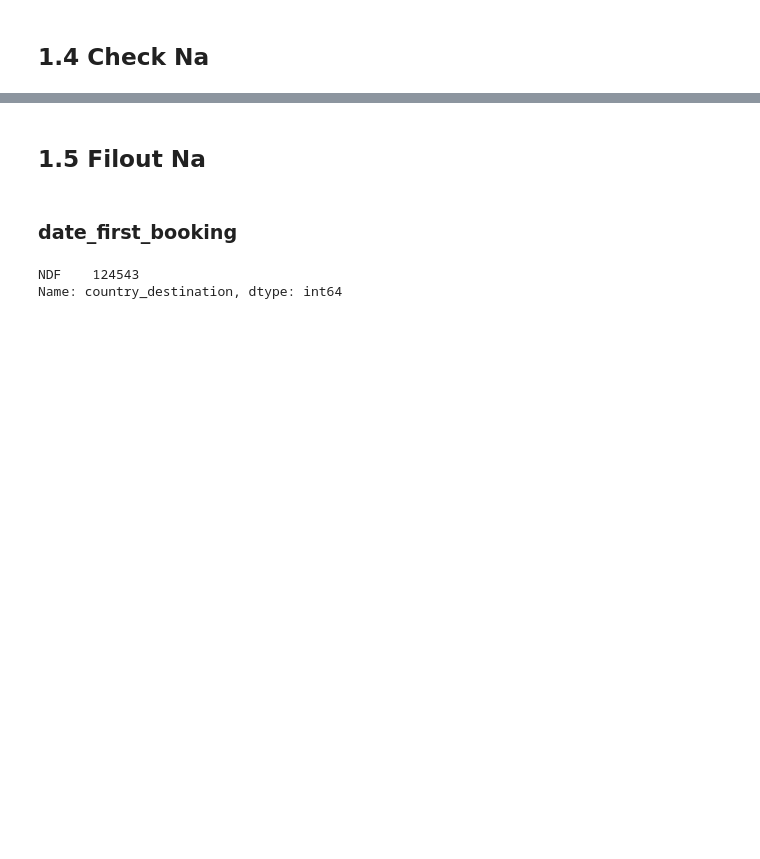
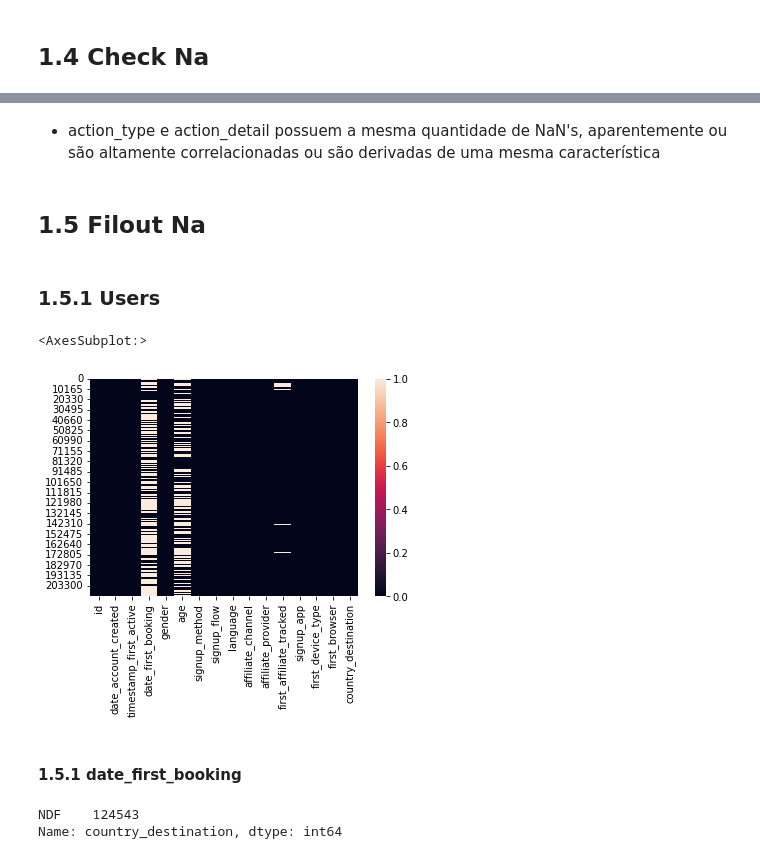
Before and after one commit to Samoelmoura/airbnb_first_booking_predict, a Jupyter notebook: notebooks/notebook.ipynb, the cells around one changed output, grey strips where cells are left out. Drawn from its saved outputs; the diff is of its cells as text; code cells hidden in the pictures; blank space fills up the shorter version.

Commit message:
data description finished

```diff
--- a/notebooks/notebook.ipynb
+++ b/notebooks/notebook.ipynb
@@ -19,7 +20,7 @@ from scikitplot import metrics as mt
 # %% [markdown]
 ## 0.1 Importing Data
 # %%
-df_raw = pd.read_csv('D:\\My Drive\\Pessoal\\projetos\\airbnb_first_booking_predict\\data\\raw\\train_users_2.csv')
-sessions = pd.read_csv('D:\\My Drive\\Pessoal\\projetos\\airbnb_first_booking_predict\\data\\raw\\sessions.csv')
+users_raw = pd.read_csv('D:\\My Drive\\Pessoal\\projetos\\airbnb_first_booking_predict\\data\\raw\\train_users_2.csv')
+sessions_raw = pd.read_csv('D:\\My Drive\\Pessoal\\projetos\\airbnb_first_booking_predict\\data\\raw\\sessions.csv')
 # %% [markdown]
 ## 0.2 Helper Functions
@@ -26,6 +38,7 @@ sessions = pd.read_csv('D:\\My Drive\\Pessoal\\projetos\\airbnb_first_booking_pr
 # %% [markdown]
 # 1.0 Data Description
 # %%
-df1 = df_raw.copy()
+users1 = users_raw.copy()
+sessions1 = sessions_raw.copy()
 # %% [markdown]
 ## 1.1 Looking Dataset
@@ -147,2 +155,4 @@ dtype: int64
+# %% [markdown]
+* action_type e action_detail possuem a mesma quantidade de NaN's, aparentemente ou são altamente correlacionadas ou são derivadas de uma mesma característica
 # %% [markdown]
 ## 1.5 Filout Na
@@ -152,0 +159,2 @@ sessions_qtd_base = sessions.shape[0]
+# %% [markdown]
+### 1.5.1 Users
@@ -153,3 +163,8 @@ sessions_qtd_base = sessions.shape[0]
+# %%
+sns.heatmap(users1.isna())
+# %% [output]
+<AxesSubplot:>
+[figure, added]
 # %% [markdown]
-### date_first_booking
+#### 1.5.1 date_first_booking
 # %%
```
Also changed, not shown: parts of 128 cells of this notebook.
